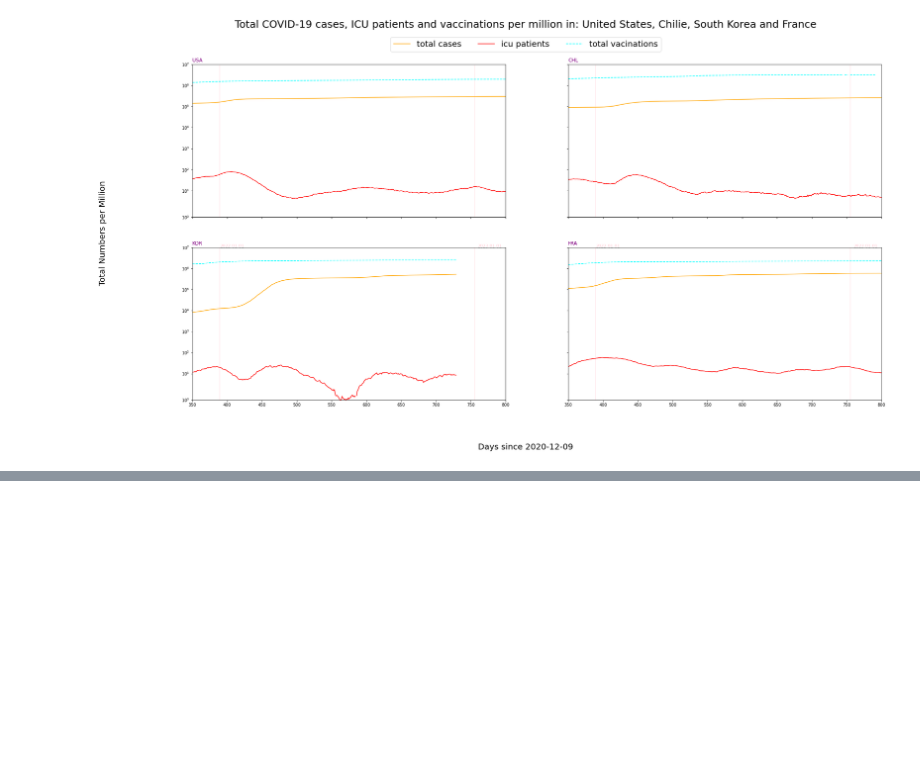
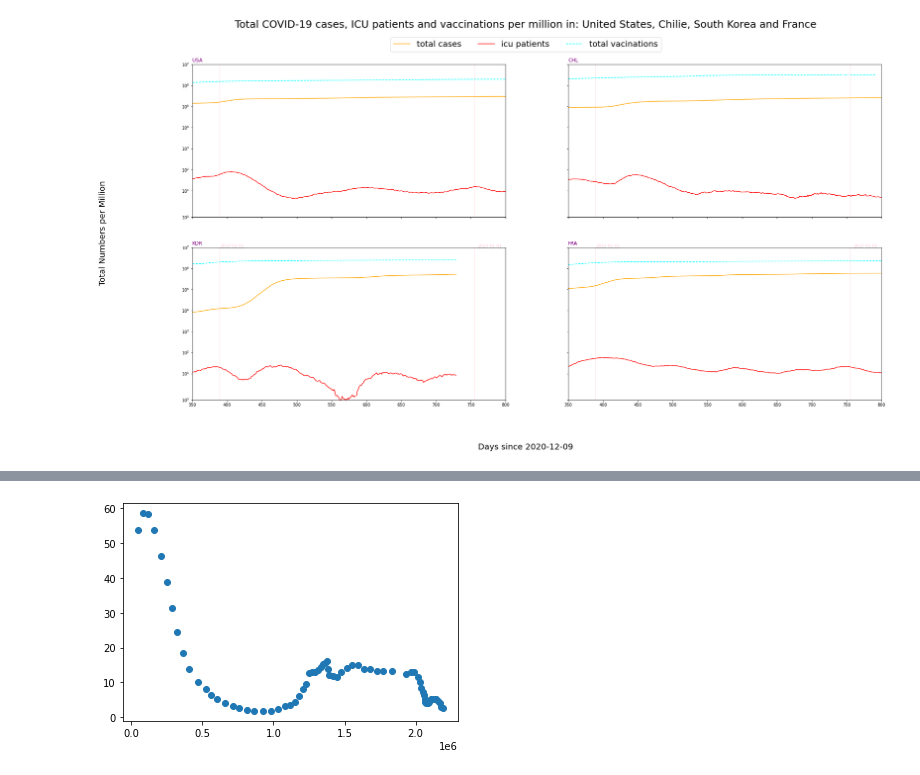
Before and after one commit to tubbsyal/BEE2024_p3, a Jupyter notebook: Part3_1Notebook.ipynb, the cells around one changed output, grey strips where cells are left out. Cells and saved outputs as stored; diff of their text form; code cells hidden in the pictures; blank space fills up the shorter version.

```diff
--- a/Part3_1Notebook.ipynb
+++ b/Part3_1Notebook.ipynb
@@ -304,0 +211,4 @@ plt.show()
+# %%
+dfc = df.loc[df['location'] == 'United Kingdom']
+dfb = pd.DataFrame([dfc.icu_patients_per_million,dfc.total_cases_per_million,dfc.new_cases_per_million,dfc.new_cases,dfc.new_cases_smoothed,dfc.total_vaccinations,dfc.new_deaths,dfc.weekly_icu_admissions,dfc.population,dfc.new_deaths_smoothed,dfc.new_deaths_smoothed_per_million]).transpose()
+dfb
@@ -304,0 +229,7 @@ plt.show()
+# %%
+
+dfb['total_vaccinations_per_million'] = dfb.apply(lambda row: (row.total_vaccinations/row.population)*1000000, axis =1)
+dfb['log_total_vaccinations'] = np.log(dfb['total_vaccinations'])
+dfb['log_new_deaths'] = np.log(dfb['new_deaths'])
+dfb['log_new_deaths_smoothed'] = np.log(dfb['new_deaths_smoothed'])
+dfb
@@ -304,0 +250,5 @@ plt.show()
+# %%
+plt.scatter(dfb.total_vaccinations_per_million,dfb.icu_patients_per_million)
+plt.show()
+# %% [output]
+[figure, added]
```
Also changed, not shown: parts of 17 cells of this notebook.
